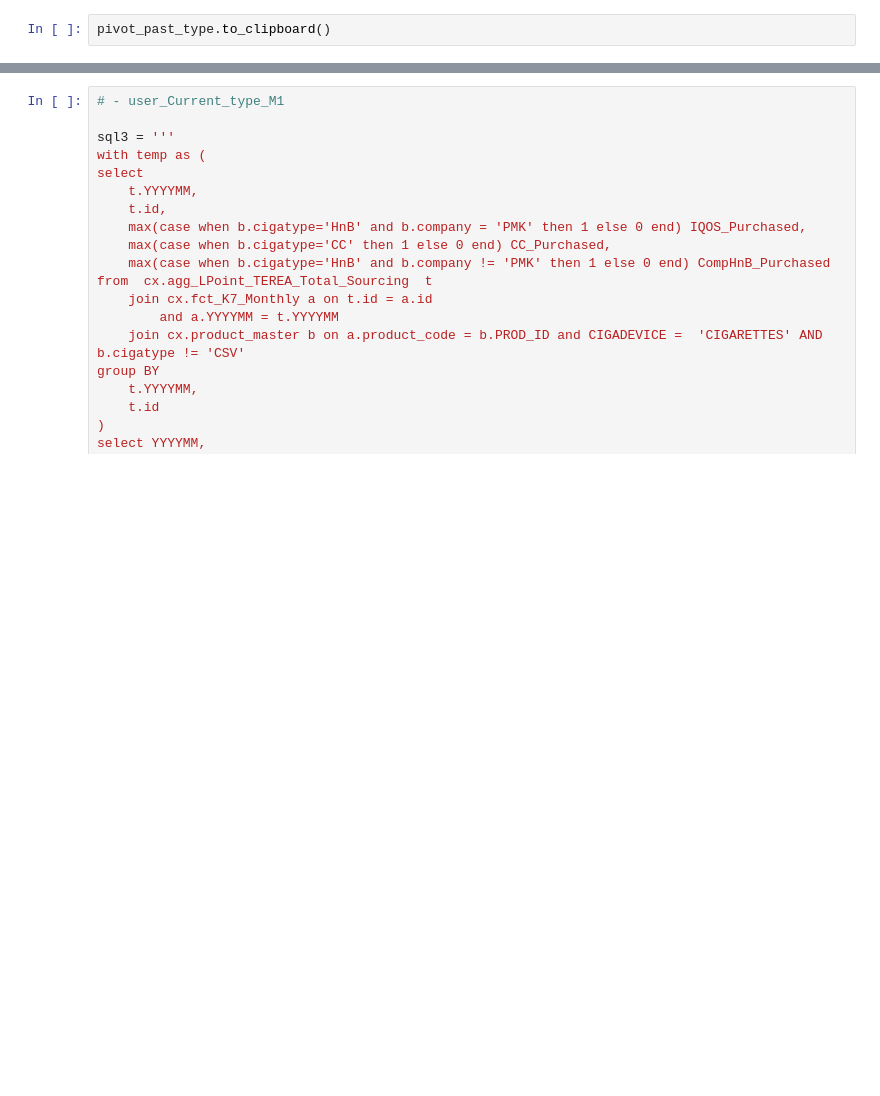
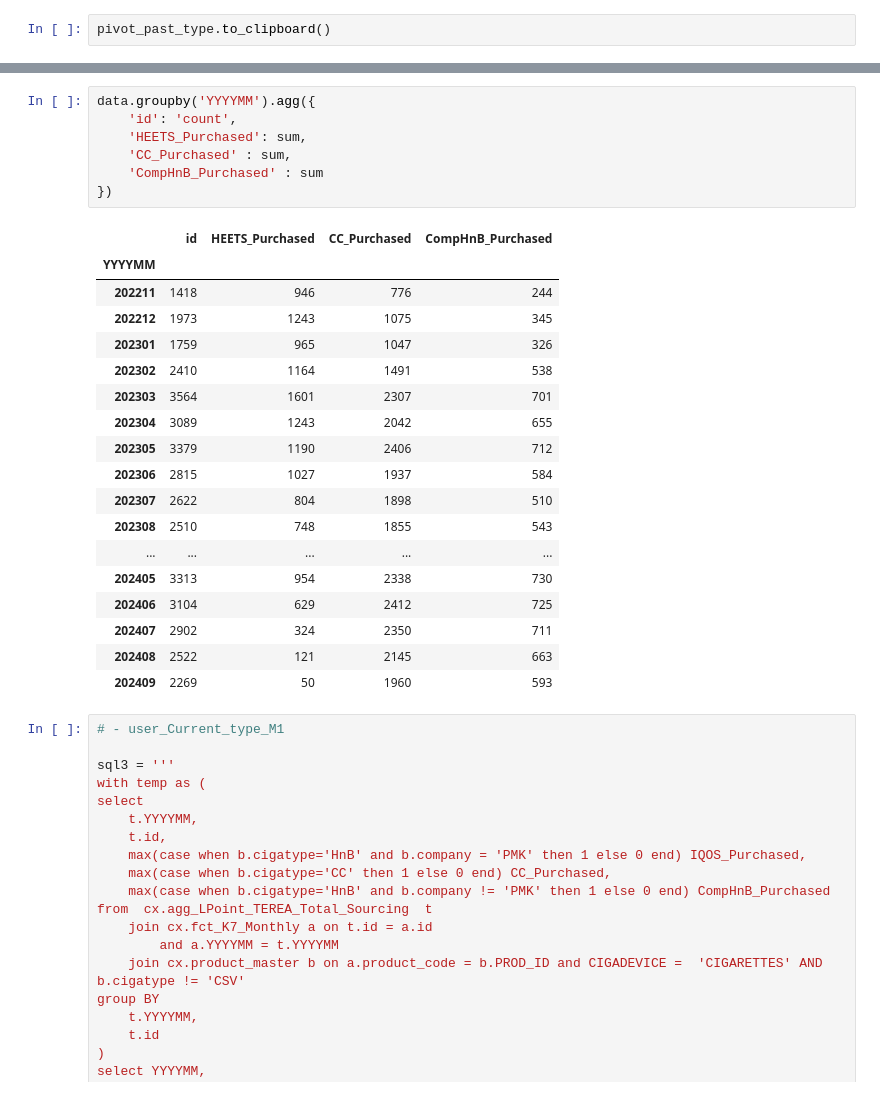
Before and after one commit to MCB-PJT-PMKGroup/Market_Research, a Jupyter notebook: LPoint_TEREA_Sourcing.ipynb, the cells around one changed output, grey strips where cells are left out. Drawn from its saved outputs; the diff is of its cells as text; blank space fills up the shorter version.

Commit message:
HEETS TEREA Total 소싱 작업
pd.concat([summary_heets, pivot_past_type], axis=1)

```diff
--- a/LPoint_TEREA_Sourcing.ipynb
+++ b/LPoint_TEREA_Sourcing.ipynb
@@ -162,3 +235,29 @@ pivot_past_type.to_clipboard()
+# %%
+data.groupby('YYYYMM').agg({
+    'id': 'count',
+    'HEETS_Purchased': sum,
+    'CC_Purchased' : sum,
+    'CompHnB_Purchased' : sum
+})
+# %% [output]
+|  | id | HEETS_Purchased | CC_Purchased | CompHnB_Purchased |
+| YYYYMM |  |  |  |  |
+| 202211 | 1418 | 946 | 776 | 244 |
+| 202212 | 1973 | 1243 | 1075 | 345 |
+| 202301 | 1759 | 965 | 1047 | 326 |
+| 202302 | 2410 | 1164 | 1491 | 538 |
+| 202303 | 3564 | 1601 | 2307 | 701 |
+| 202304 | 3089 | 1243 | 2042 | 655 |
+| 202305 | 3379 | 1190 | 2406 | 712 |
+| 202306 | 2815 | 1027 | 1937 | 584 |
+| 202307 | 2622 | 804 | 1898 | 510 |
+| 202308 | 2510 | 748 | 1855 | 543 |
+| ... | ... | ... | ... | ... |
+| 202405 | 3313 | 954 | 2338 | 730 |
+| 202406 | 3104 | 629 | 2412 | 725 |
+| 202407 | 2902 | 324 | 2350 | 711 |
+| 202408 | 2522 | 121 | 2145 | 663 |
+| 202409 | 2269 | 50 | 1960 | 593 |
 # %%
 # - user_Current_type_M1
 
```
Also changed, not shown: parts of 1 cell of this notebook, 7 other files.
